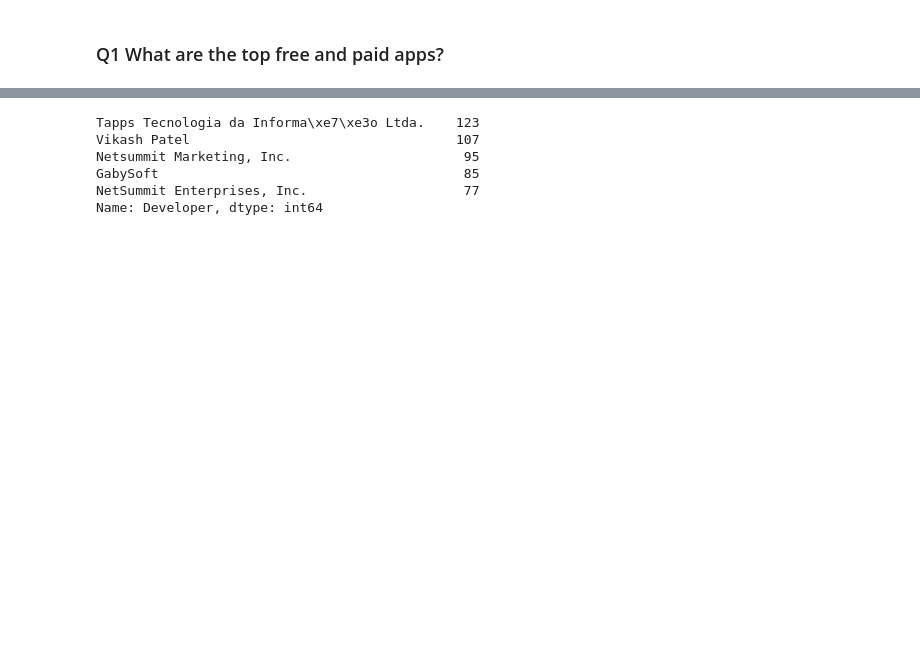
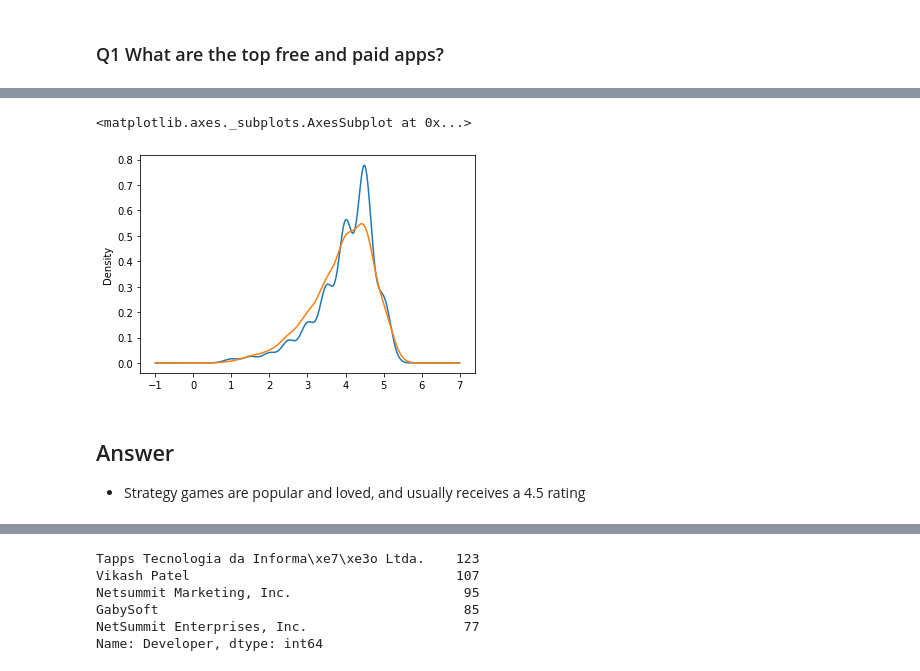
Before and after one commit to SamuelFolledo/DS1.1-Data-Analysis-And-Visualization, a Jupyter notebook: FinalProject/Mobile Strategy Games Analysis.ipynb, the cells around one changed output, grey strips where cells are left out. Cells and saved outputs as stored; diff of their text form; code cells hidden in the pictures; blank space fills up the shorter version.

```diff
--- a/FinalProject/Mobile Strategy Games Analysis.ipynb
+++ b/FinalProject/Mobile Strategy Games Analysis.ipynb
@@ -141,0 +276,22 @@ memory usage: 2.4+ MB
+# %%
+df[df['Price'] > 0]['Average User Rating'].plot(kind='kde') #
+df[(df['Price'] > 0) & (df['Price'] < 1)]['Average User Rating'].plot(kind='kde')
+# df[(df['Price'] > 1) & (df['Price'] < 5)]['Average User Rating'].plot(kind='kde')
+# df[(df['Price'] > 5)]['Average User Rating'].plot(kind='kde')
+
+
+
+# fig, ax = plt.subplots(figsize=(8,6))
+# for label, df_grouped in df.groupby('Average User Rating'):
+#     df_grouped.values.plot(kind="kde", ax=ax, label=label)
+# plt.legend()
+
+# p_df = pd.DataFrame({"class": [1,1,2,2,1], "a": [2,3,2,3,2]})
+# fig, ax = plt.subplots(figsize=(8,6))
+# bp = p_df.groupby('class').plot(kind='kde', ax=ax)
+# %% [output]
+<matplotlib.axes._subplots.AxesSubplot at 0x...>
+[figure, added]
+# %% [markdown]
+## Answer
+- Strategy games are popular and loved, and usually receives a 4.5 rating
```
Also changed, not shown: parts of 17 cells of this notebook.
